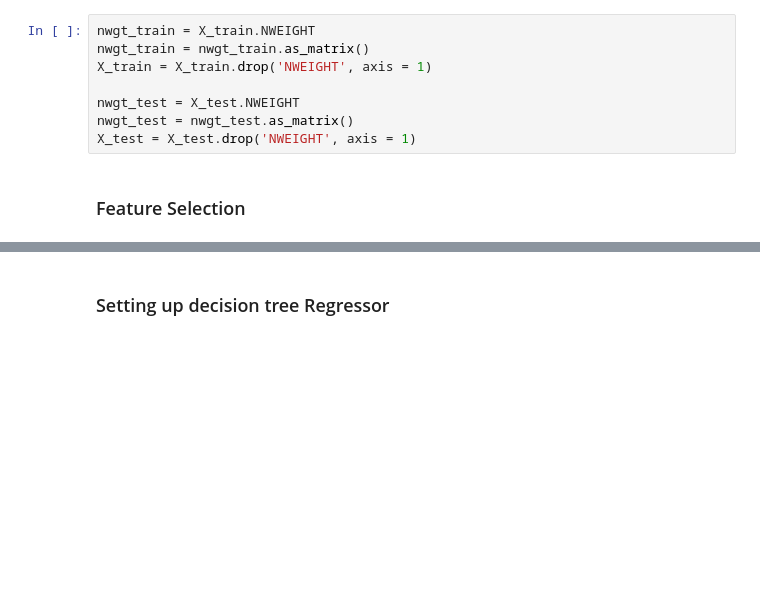
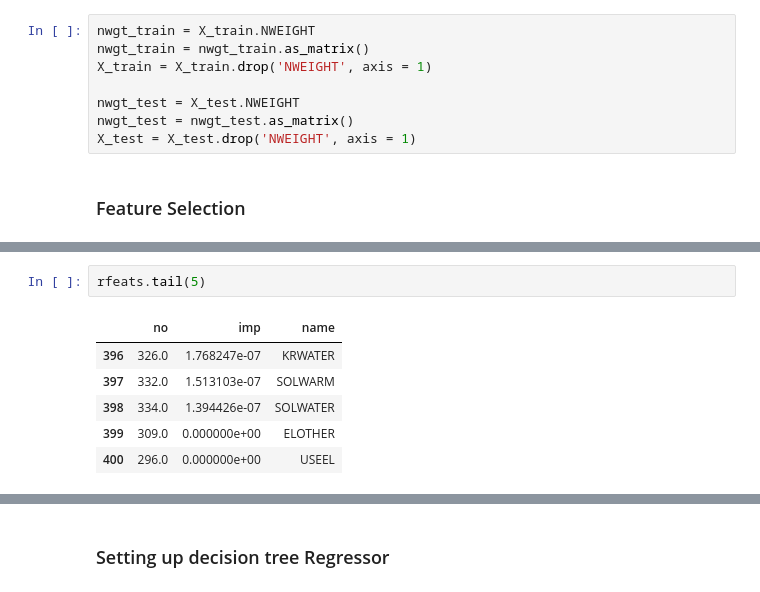
Before and after one commit to mohi7621/Springboard, a Jupyter notebook: capstone/decision-tree-regressor.ipynb, the cells around one changed output, grey strips where cells are left out. Cells and saved outputs as stored; diff of their text form; blank space fills up the shorter version.

```diff
--- a/capstone/decision-tree-regressor.ipynb
+++ b/capstone/decision-tree-regressor.ipynb
@@ -87,3 +58,12 @@ X_train.shape
+# %%
+rfeats.tail(5)
+# %% [output]
+|  | no | imp | name |
+| 396 | 326.0 | 1.768247e-07 | KRWATER |
+| 397 | 332.0 | 1.513103e-07 | SOLWARM |
+| 398 | 334.0 | 1.394426e-07 | SOLWATER |
+| 399 | 309.0 | 0.000000e+00 | ELOTHER |
+| 400 | 296.0 | 0.000000e+00 | USEEL |
 # %%
 # Plot the feature importances of the forest
 plt.figure()
```
Also changed, not shown: parts of 30 cells of this notebook, 5 other files.
